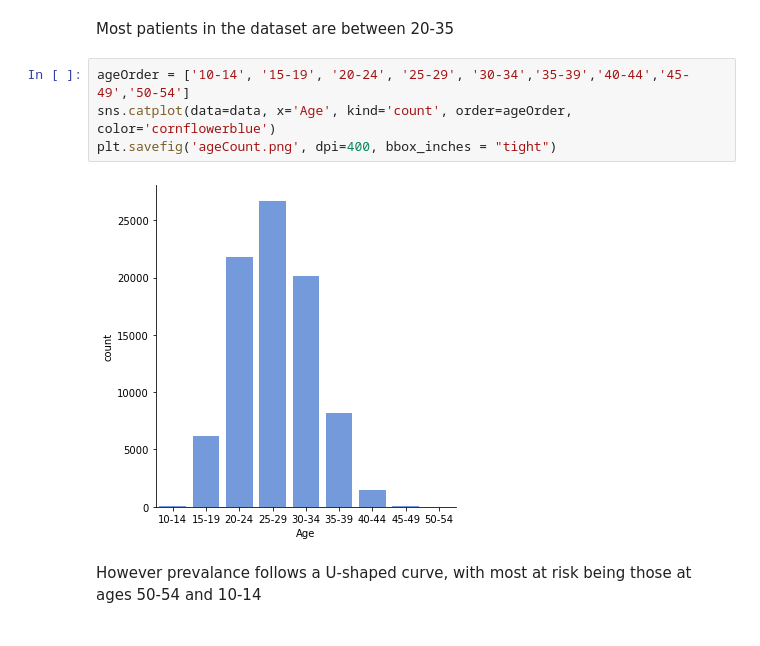
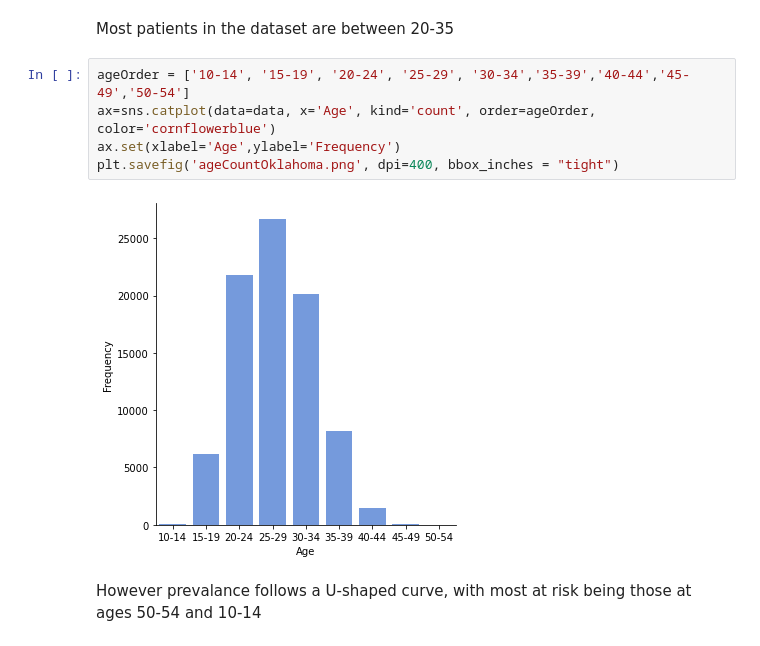
Before and after one commit to rachellb/Bennett_OUDSA5900, a Jupyter notebook: Descriptions/Oklahoma Descriptions.ipynb, the cells around one changed output. Cells and saved outputs as stored; diff of their text form.

```diff
--- a/Descriptions/Oklahoma Descriptions.ipynb
+++ b/Descriptions/Oklahoma Descriptions.ipynb
@@ -450,10 +450,11 @@ ax.set(xlabel='Admit Month',ylabel='Preeclampsia/Eclampsia (%)')
 Most patients in the dataset are between 20-35
 # %%
 ageOrder = ['10-14', '15-19', '20-24', '25-29', '30-34','35-39','40-44','45-49','50-54']
-sns.catplot(data=data, x='Age', kind='count', order=ageOrder, color='cornflowerblue')
-plt.savefig('ageCount.png', dpi=400, bbox_inches = "tight")
+ax=sns.catplot(data=data, x='Age', kind='count', order=ageOrder, color='cornflowerblue')
+ax.set(xlabel='Age',ylabel='Frequency')
+plt.savefig('ageCountOklahoma.png', dpi=400, bbox_inches = "tight")
 # %% [output]
-[figure, old version]
+[figure, new version]
 # %% [markdown]
 However prevalance follows a U-shaped curve, with most at risk being those at ages 50-54 and 10-14
 # %%
```
Also changed, not shown: 4 other files.
